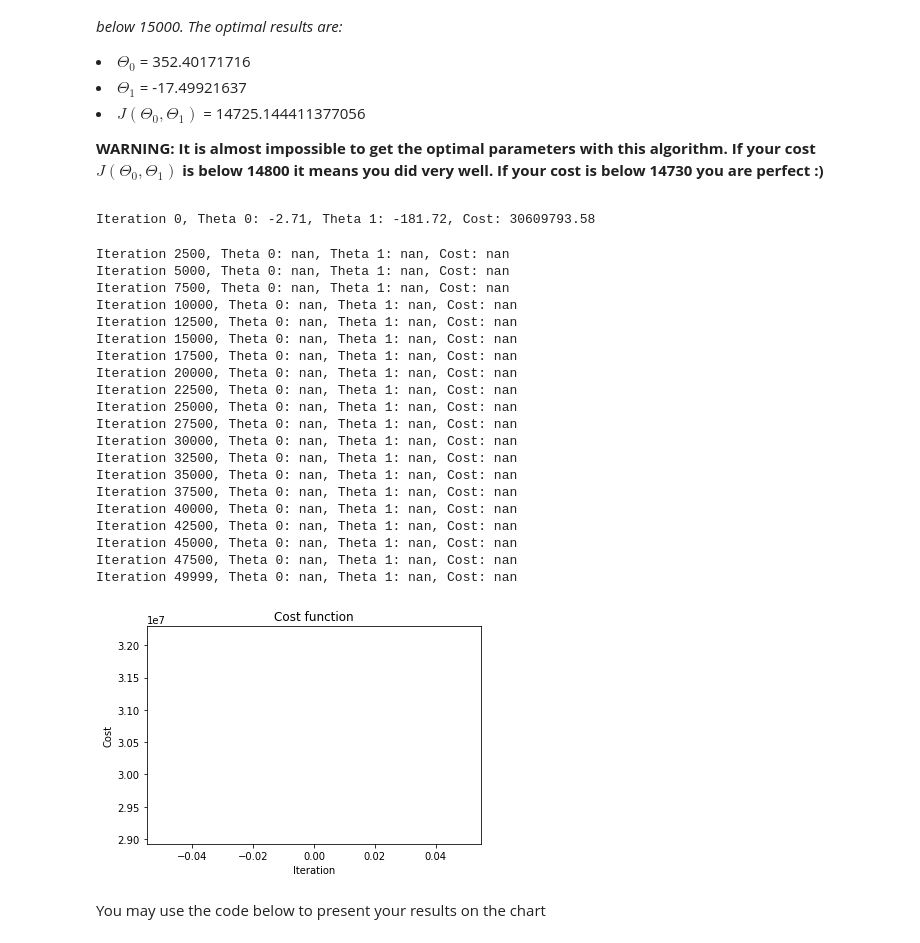
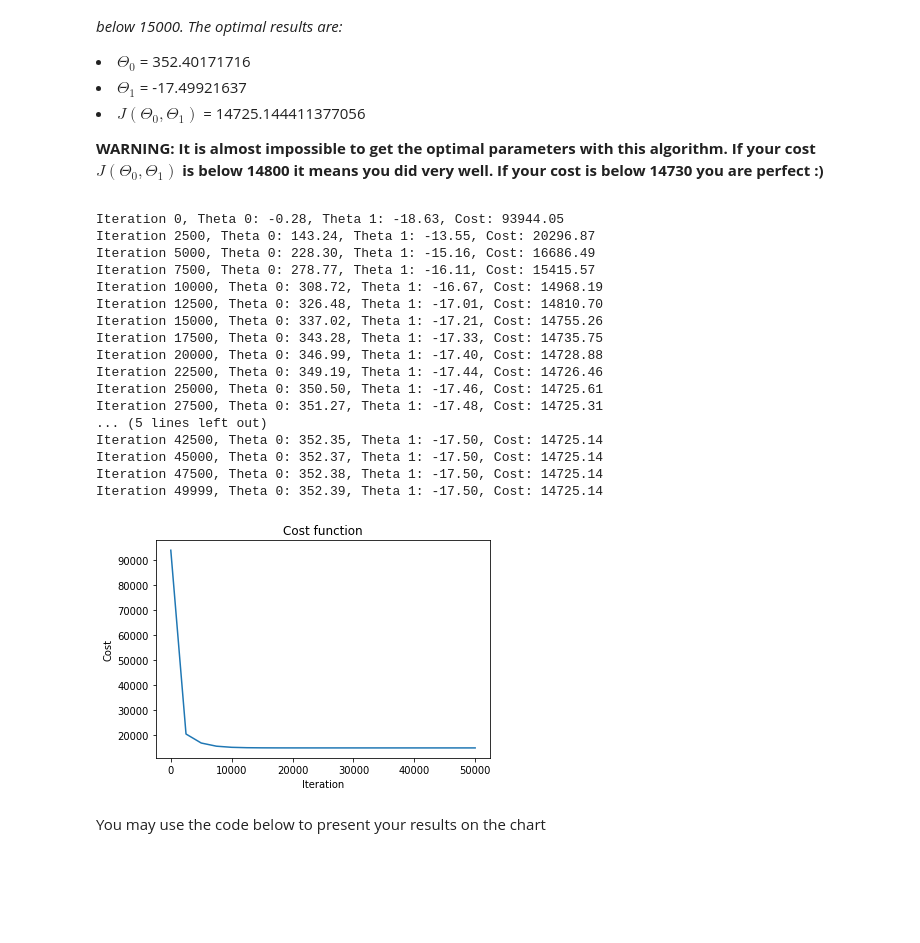
Before and after one commit to KarolinaPonc/Linear, a Jupyter notebook: Linear_Regression.ipynb, the cells around one changed output. Cells and saved outputs as stored; diff of their text form; code cells hidden in the pictures; blank space fills up the shorter version.

```diff
--- a/Linear_Regression.ipynb
+++ b/Linear_Regression.ipynb
@@ -73,8 +73,8 @@ Let's assume that your function is linear ($y = \Theta_0 + \Theta_1*x$). Try to
 
 *Note: This task is not about machine learning. You should just select the parameters manually, in order to get a good intuition. The parateres should be "quite good", but they do not have to be perfect.*
 # %%
-my_th0 = 30
-my_th1 = -10
+my_th0 = 400
+my_th1 = -20
 
 hlp.plot_fitting_lin(x, y, my_th0, my_th1);
 # %% [output]
@@ -142,10 +147,12 @@ print (np.mean(X))
 </code>
 # %%
 def cost(y, ypred):
-    y = np.asarray(y) # It removes problems with older version of libraries
-    ypred = np.asarray(ypred) # It removes problems with older version of librarie
-    m = y.shape[0]
-    c = 1/(2*m) * sum([(y[i] - ypred[i])**2 for i in range(m)])
+    y = np.asarray(y)
+    ypred = np.asarray(ypred)
+
+    m = len(y)
+    c = 1/(2*m) * sum((y - ypred)**2)
+
     return c
 # %% [markdown]
 #### Task 4 - test code
@@ -195,11 +202,13 @@ Function returns:
 def compute_derivatives(x, y, th0, th1):
     x = np.asarray(x) # It removes problems with older version of libraries
     y = np.asarray(y) # It removes problems with older version of libraries
-    m = x.shape[0]
 
-    dTh0 = 1.0/m * sum([(th0 + th1*x[i] - y[i]) for i in range(m)])
-    dTh1 = 1.0/m * sum([(th0 + th1*x[i] - y[i])*x[i] for i in range(m)])
+    # ENTER YOUR CODE HERE
+    m = len(y)
+    dTh0 = -1/m * sum(y - compute_h(x, th0, th1))
+    dTh1 = -1/m * sum((y - compute_h(x, th0, th1)) * x)
 
+    #END OF YOUR CODE
     return dTh0, dTh1
 # %% [markdown]
 #### Task 4 - test code
@@ -274,60 +280,56 @@ Additional parameter:
 
 **WARNING: It is almost impossible to get the optimal parameters with this algorithm. If your cost $J(\Theta_0, \Theta_1)$ is below 14800 it means you did very well. If your cost is below 14730 you are perfect :)**
 # %%
-learning_rate = 0.008
-epochs = 50000
+learning_rate = 0.00082 # ENTER YOUR CODE HERE (Tune this parameter)
+epochs = 50000 # ENTER YOUR CODE HERE (Tune this parameter)
 
 display_every = int(epochs / 20)
 
 th0 = 0 #The initial th0 value
 th1 = 0 #The initial th1 value
 
 cost_list = [] # we will use this list to plot the cost function chart
 iter_list = [] # we will use this list to plot the cost function chart
 
 for i in range(epochs):
     #Learning process. With your functions the entire learning code is only 2 lines
     del0, del1 = compute_derivatives(x, y, th0, th1)
     th0, th1 = update_theta(th0, th1, del0, del1, learning_rate)
 
     #This code is used only for displaying results. You do not need to understand it
     if ((i%display_every) == 0) | (i == epochs-1):
         curr_cost = cost(y, compute_h(x, th0, th1))
         cost_list.append(curr_cost)
         iter_list.append(i)
         print('Iteration {}, Theta 0: {:.2f}, Theta 1: {:.2f}, Cost: {:.2f}'
               .format(i, th0, th1, curr_cost))
 
 
 #This code is used only for displaying results. You do not need to understand it
 f = plt.figure()
 plt.plot(iter_list, cost_list)
 plt.title("Cost function")
 plt.xlabel('Iteration')
 plt.ylabel('Cost');
 # %% [output]
-Iteration 0, Theta 0: -2.71, Theta 1: -181.72, Cost: 30609793.58
+Iteration 0, Theta 0: -0.28, Theta 1: -18.63, Cost: 93944.05
+Iteration 2500, Theta 0: 143.24, Theta 1: -13.55, Cost: 20296.87
+Iteration 5000, Theta 0: 228.30, Theta 1: -15.16, Cost: 16686.49
+Iteration 7500, Theta 0: 278.77, Theta 1: -16.11, Cost: 15415.57
+Iteration 10000, Theta 0: 308.72, Theta 1: -16.67, Cost: 14968.19
+Iteration 12500, Theta 0: 326.48, Theta 1: -17.01, Cost: 14810.70
+Iteration 15000, Theta 0: 337.02, Theta 1: -17.21, Cost: 14755.26
+Iteration 17500, Theta 0: 343.28, Theta 1: -17.33, Cost: 14735.75
+Iteration 20000, Theta 0: 346.99, Theta 1: -17.40, Cost: 14728.88
+Iteration 22500, Theta 0: 349.19, Theta 1: -17.44, Cost: 14726.46
+Iteration 25000, Theta 0: 350.50, Theta 1: -17.46, Cost: 14725.61
+Iteration 27500, Theta 0: 351.27, Theta 1: -17.48, Cost: 14725.31
+... (5 lines left out)
+Iteration 42500, Theta 0: 352.35, Theta 1: -17.50, Cost: 14725.14
+Iteration 45000, Theta 0: 352.37, Theta 1: -17.50, Cost: 14725.14
+Iteration 47500, Theta 0: 352.38, Theta 1: -17.50, Cost: 14725.14
+Iteration 49999, Theta 0: 352.39, Theta 1: -17.50, Cost: 14725.14
-Iteration 2500, Theta 0: nan, Theta 1: nan, Cost: nan
-Iteration 5000, Theta 0: nan, Theta 1: nan, Cost: nan
-Iteration 7500, Theta 0: nan, Theta 1: nan, Cost: nan
-Iteration 10000, Theta 0: nan, Theta 1: nan, Cost: nan
-Iteration 12500, Theta 0: nan, Theta 1: nan, Cost: nan
-Iteration 15000, Theta 0: nan, Theta 1: nan, Cost: nan
-Iteration 17500, Theta 0: nan, Theta 1: nan, Cost: nan
-Iteration 20000, Theta 0: nan, Theta 1: nan, Cost: nan
-Iteration 22500, Theta 0: nan, Theta 1: nan, Cost: nan
-Iteration 25000, Theta 0: nan, Theta 1: nan, Cost: nan
-Iteration 27500, Theta 0: nan, Theta 1: nan, Cost: nan
-Iteration 30000, Theta 0: nan, Theta 1: nan, Cost: nan
-Iteration 32500, Theta 0: nan, Theta 1: nan, Cost: nan
-Iteration 35000, Theta 0: nan, Theta 1: nan, Cost: nan
-Iteration 37500, Theta 0: nan, Theta 1: nan, Cost: nan
-Iteration 40000, Theta 0: nan, Theta 1: nan, Cost: nan
-Iteration 42500, Theta 0: nan, Theta 1: nan, Cost: nan
-Iteration 45000, Theta 0: nan, Theta 1: nan, Cost: nan
-Iteration 47500, Theta 0: nan, Theta 1: nan, Cost: nan
-Iteration 49999, Theta 0: nan, Theta 1: nan, Cost: nan
-[figure, old version]
+[figure, new version]
 # %% [markdown]
 You may use the code below to present your results on the chart
 # %%
```
Also changed, not shown: parts of 7 cells of this notebook.
